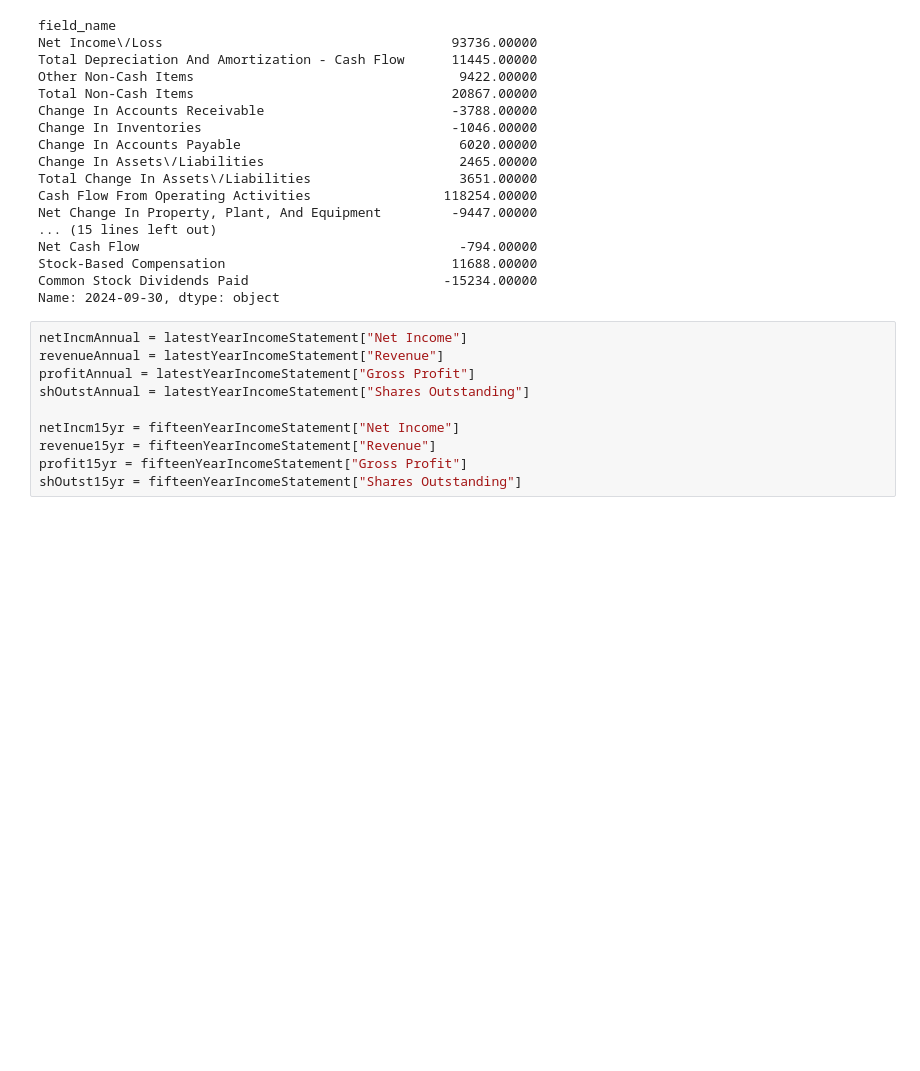
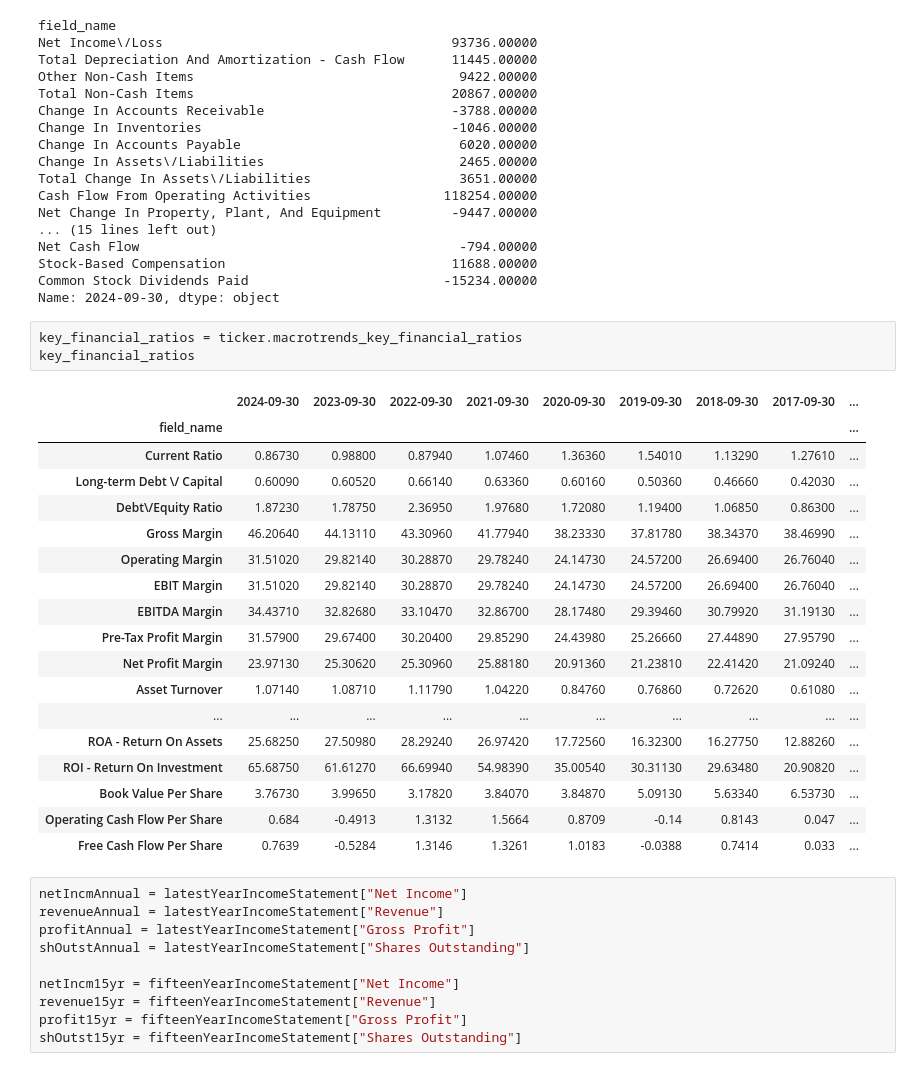
Before and after one commit to NeonGems65/Quant-Analysis-for-Wharton, a Jupyter notebook: StockDex.ipynb, the cells around one changed output. Drawn from its saved outputs; the diff is of its cells as text; blank space fills up the shorter version.

Commit message:
Added financial ratios table

```diff
--- a/StockDex.ipynb
+++ b/StockDex.ipynb
@@ -97,6 +113,28 @@ Net Cash Flow                                         -794.00000
 Stock-Based Compensation                             11688.00000
 Common Stock Dividends Paid                         -15234.00000
 Name: 2024-09-30, dtype: object
+# %%
+key_financial_ratios = ticker.macrotrends_key_financial_ratios
+key_financial_ratios
+# %% [output]
+|  | 2024-09-30 | 2023-09-30 | 2022-09-30 | 2021-09-30 | 2020-09-30 | 2019-09-30 | 2018-09-30 | 2017-09-30 | ... |
+| field_name |  |  |  |  |  |  |  |  | ... |
+| Current Ratio | 0.86730 | 0.98800 | 0.87940 | 1.07460 | 1.36360 | 1.54010 | 1.13290 | 1.27610 | ... |
+| Long-term Debt \/ Capital | 0.60090 | 0.60520 | 0.66140 | 0.63360 | 0.60160 | 0.50360 | 0.46660 | 0.42030 | ... |
+| Debt\/Equity Ratio | 1.87230 | 1.78750 | 2.36950 | 1.97680 | 1.72080 | 1.19400 | 1.06850 | 0.86300 | ... |
+| Gross Margin | 46.20640 | 44.13110 | 43.30960 | 41.77940 | 38.23330 | 37.81780 | 38.34370 | 38.46990 | ... |
+| Operating Margin | 31.51020 | 29.82140 | 30.28870 | 29.78240 | 24.14730 | 24.57200 | 26.69400 | 26.76040 | ... |
+| EBIT Margin | 31.51020 | 29.82140 | 30.28870 | 29.78240 | 24.14730 | 24.57200 | 26.69400 | 26.76040 | ... |
+| EBITDA Margin | 34.43710 | 32.82680 | 33.10470 | 32.86700 | 28.17480 | 29.39460 | 30.79920 | 31.19130 | ... |
+| Pre-Tax Profit Margin | 31.57900 | 29.67400 | 30.20400 | 29.85290 | 24.43980 | 25.26660 | 27.44890 | 27.95790 | ... |
+| Net Profit Margin | 23.97130 | 25.30620 | 25.30960 | 25.88180 | 20.91360 | 21.23810 | 22.41420 | 21.09240 | ... |
+| Asset Turnover | 1.07140 | 1.08710 | 1.11790 | 1.04220 | 0.84760 | 0.76860 | 0.72620 | 0.61080 | ... |
+| ... | ... | ... | ... | ... | ... | ... | ... | ... | ... |
+| ROA - Return On Assets | 25.68250 | 27.50980 | 28.29240 | 26.97420 | 17.72560 | 16.32300 | 16.27750 | 12.88260 | ... |
+| ROI - Return On Investment | 65.68750 | 61.61270 | 66.69940 | 54.98390 | 35.00540 | 30.31130 | 29.63480 | 20.90820 | ... |
+| Book Value Per Share | 3.76730 | 3.99650 | 3.17820 | 3.84070 | 3.84870 | 5.09130 | 5.63340 | 6.53730 | ... |
+| Operating Cash Flow Per Share | 0.684 | -0.4913 | 1.3132 | 1.5664 | 0.8709 | -0.14 | 0.8143 | 0.047 | ... |
+| Free Cash Flow Per Share | 0.7639 | -0.5284 | 1.3146 | 1.3261 | 1.0183 | -0.0388 | 0.7414 | 0.033 | ... |
 # %%
 netIncmAnnual = latestYearIncomeStatement["Net Income"]
 revenueAnnual = latestYearIncomeStatement["Revenue"]
```
Also changed, not shown: parts of 3 cells of this notebook.
